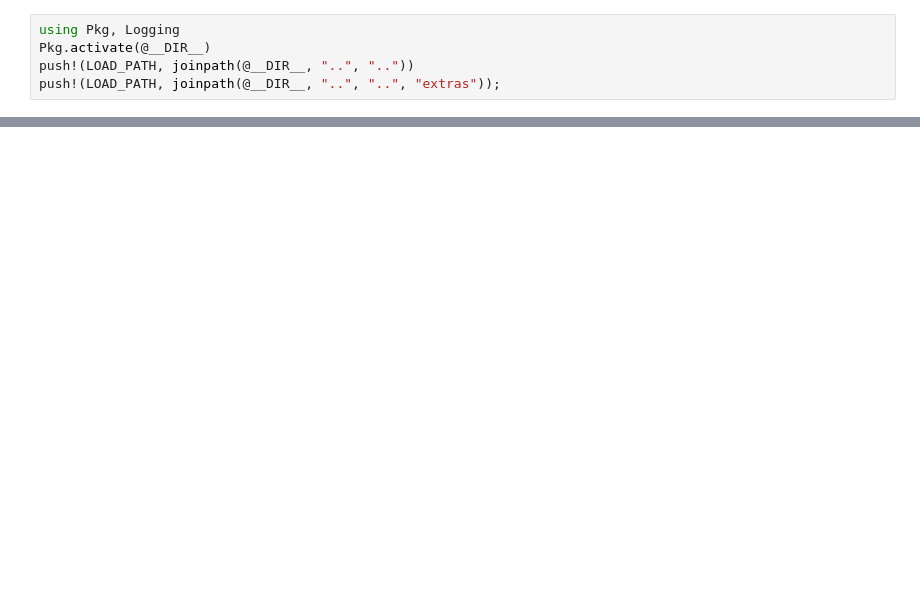
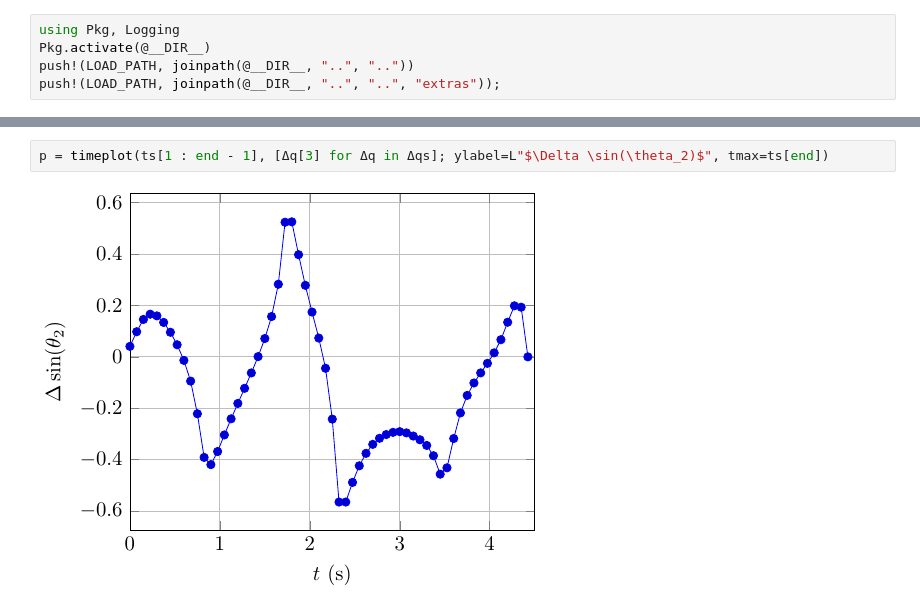
Before and after one commit to tkoolen/MINLPTrajOpt, a Jupyter notebook: notebooks/exploration/RigidBodyDynamics integration.ipynb, the cells around one changed output, grey strips where cells are left out. Cells and saved outputs as stored; diff of their text form; blank space fills up the shorter version.

```diff
--- a/notebooks/exploration/RigidBodyDynamics integration.ipynb
+++ b/notebooks/exploration/RigidBodyDynamics integration.ipynb
@@ -124,3 +133,7 @@ copyto!(mvis, x0)
+# %%
+p = timeplot(ts[1 : end - 1], [Δq[3] for Δq in Δqs]; ylabel=L"$\Delta \sin(\theta_2)$", tmax=ts[end])
+# %% [output]
+[figure, added]
 # %%
 setanimation!(mvis, ts, qs)
 # %% [output]
```
Also changed, not shown: parts of 18 cells of this notebook, 4 other files.
